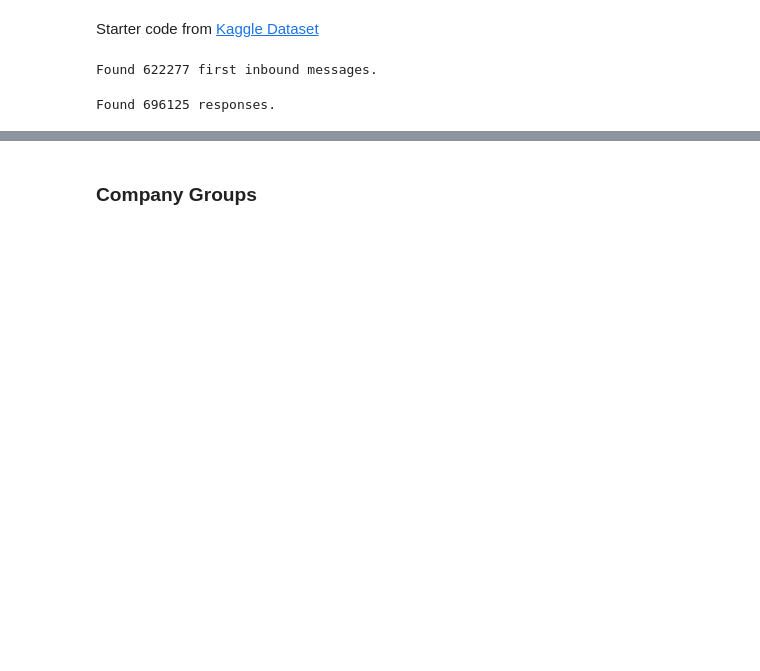
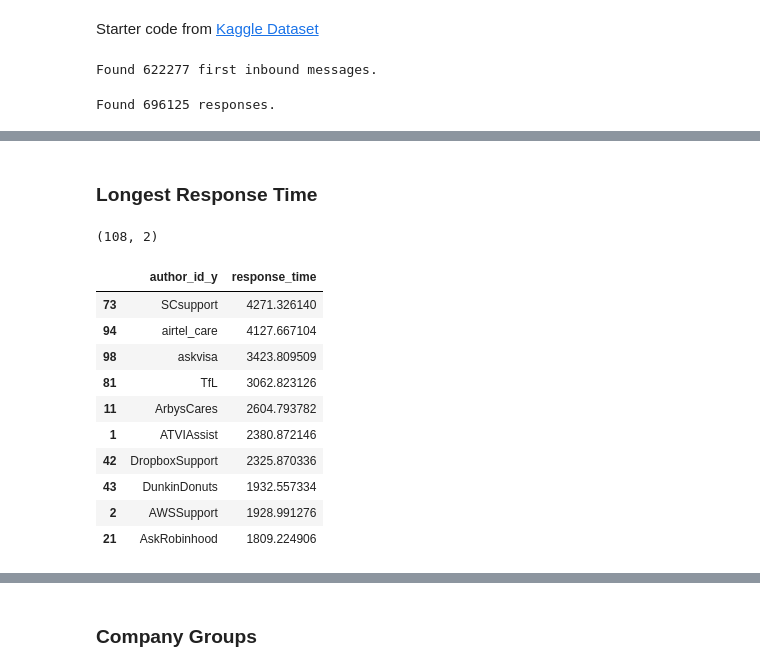
Before and after one commit to xvila/Twitter-Customer-Support-Exploration, a Jupyter notebook: notebooks/EDA.ipynb, the cells around one changed output, grey strips where cells are left out. Cells and saved outputs as stored; diff of their text form; code cells hidden in the pictures; blank space fills up the shorter version.

```diff
--- a/notebooks/EDA.ipynb
+++ b/notebooks/EDA.ipynb
@@ -106,0 +133,4 @@ inbounds_and_outbounds.head()
+# %%
+# Subtract the time_y - time _x
+inbounds_and_outbounds['response_time'] = (inbounds_and_outbounds.date_y - inbounds_and_outbounds.date_x).astype('timedelta64[s]')
+inbounds_and_outbounds['response_time'] = inbounds_and_outbounds.response_time.apply(lambda x: round(x/60,2))
@@ -106,0 +167,27 @@ inbounds_and_outbounds.head()
+# %% [markdown]
+### Longest Response Time
+# %%
+# take the average response time by company
+companyResponseAvg = inbounds_and_outbounds.groupby('author_id_y').response_time.mean().reset_index()
+#companyResponseAvg = companyResponseAvg.loc[companyResponseAvg.iloc[:,0].str.contains(r'(^\D{6})')]
+companyResponseAvg.sort_values('response_time',ascending=False,inplace=True)
+# %%
+companyResponseAvg.shape
+# %% [output]
+(108, 2)
+# %%
+companyTop10Reponse = companyResponseAvg.head(10)
+# %%
+companyTop10Reponse
+# %% [output]
+|  | author_id_y | response_time |
+| 73 | SCsupport | 4271.326140 |
+| 94 | airtel_care | 4127.667104 |
+| 98 | askvisa | 3423.809509 |
+| 81 | TfL | 3062.823126 |
+| 11 | ArbysCares | 2604.793782 |
+| 1 | ATVIAssist | 2380.872146 |
+| 42 | DropboxSupport | 2325.870336 |
+| 43 | DunkinDonuts | 1932.557334 |
+| 2 | AWSSupport | 1928.991276 |
+| 21 | AskRobinhood | 1809.224906 |
```
Also changed, not shown: parts of 47 cells of this notebook, 1 other file.
